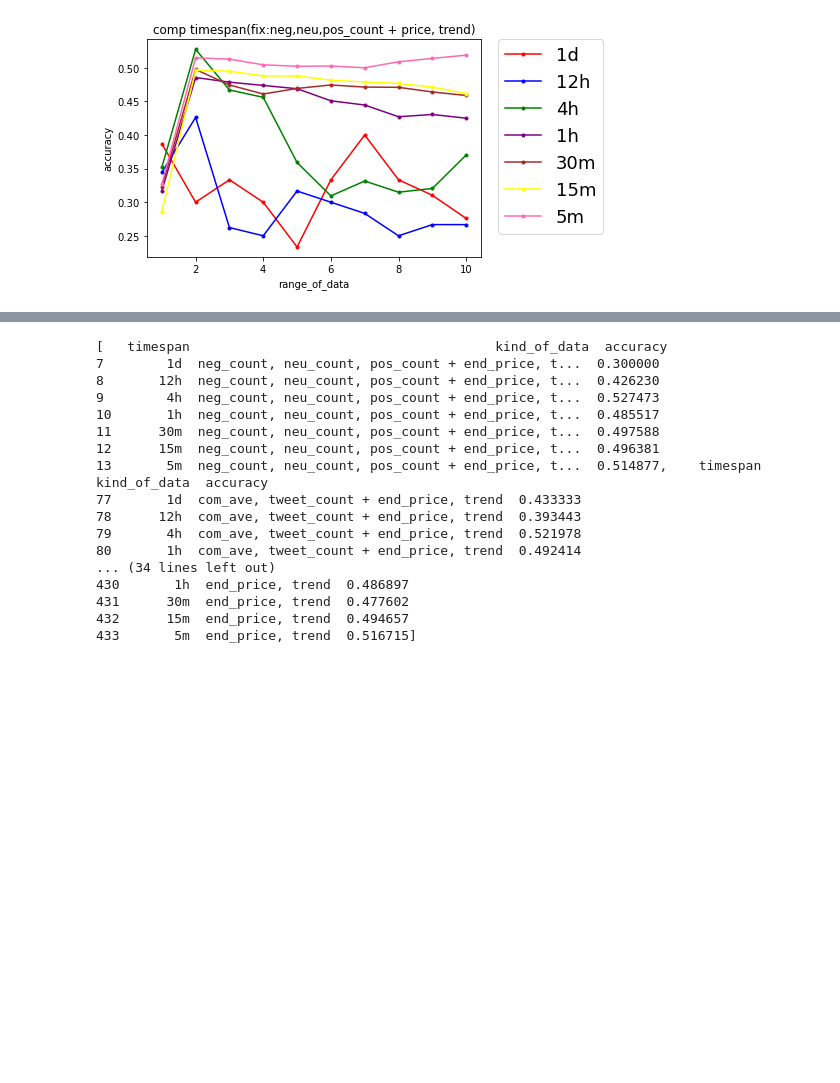
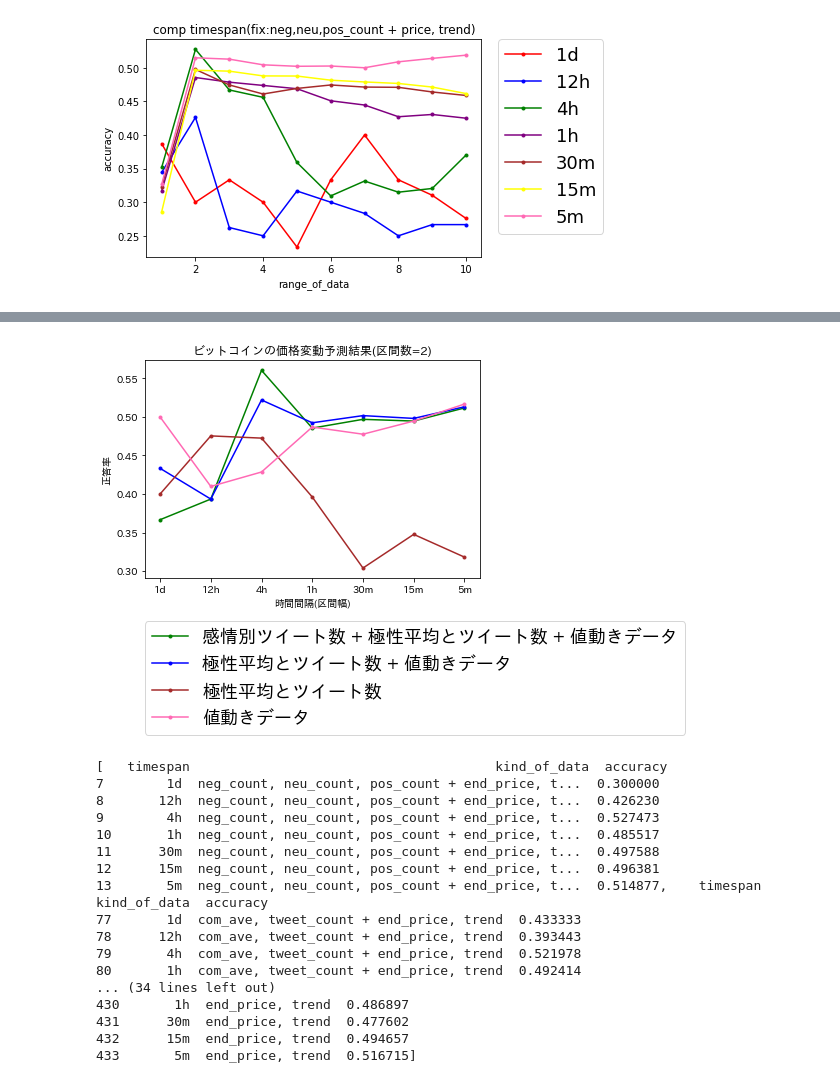
Before and after one commit to xxsolitto/t_s_c, a Jupyter notebook: svm2_result.ipynb, the cells around one changed output, grey strips where cells are left out. Saved outputs shown, nothing was run; the diff lists cells and outputs as text; code cells hidden in the pictures; blank space fills up the shorter version.

```diff
--- a/svm2_result.ipynb
+++ b/svm2_result.ipynb
@@ -170,3 +173,49 @@ plt.show()
+# %%
+# kind_of_dataの比較
+# 縦軸：accuracy, 横軸：timspan ,定数：data_tange
+# 縦軸：accuracy, 横軸：data_range ,定数：timespan
+df_list=[]
+klist = ['neg_count, neu_count, pos_count + end_price, trend',
+         'com_ave, tweet_count + end_price, trend',
+         'neg_count, neu_count, pos_count + com_ave, tweet_count + end_price, trend',
+         'neg_count, neu_count, pos_count',
+         'com_ave, tweet_count',
+         'neg_count, neu_count, pos_count + com_ave, tweet_count',
+         'end_price, trend']
+
+df = pd.read_csv('tweet-svm/svm2_log.csv',usecols=['timespan','kind_of_data','accuracy','range_of_data'])
+df = df.query('range_of_data == 2')
+df = df.drop(columns=['range_of_data'])
+for kind in klist:
+    df_list.append(df.groupby("kind_of_data").get_group(f'{kind}'))
+
+#1つ目の表示するデータを用意
+
+k=0
+x = df_list[k]['timespan']
+y2 = df_list[k+1]['accuracy']
+y3 = df_list[k+2]['accuracy']
+y5 = df_list[k+4]['accuracy']
+y7 = df_list[k+6]['accuracy']
+
+plt.plot(x, y3,label="感情別ツイート数 + 極性平均とツイート数 + 値動きデータ", color = 'green', marker = '.')
+plt.plot(x, y2,label="極性平均とツイート数 + 値動きデータ", color = 'blue', marker = '.')
+plt.plot(x, y5,label="極性平均とツイート数", color = 'brown', marker = '.')
+plt.plot(x, y7,label="値動きデータ", color = 'hotpink', marker = '.')
+
+plt.xlabel("時間間隔(区間幅)")
+plt.ylabel("正答率")
+plt.title("ビットコインの価格変動予測結果(区間数=2)")
+
+#下表示
+plt.legend(bbox_to_anchor=(0, -0.2), loc='upper left', borderaxespad=0, fontsize=18)
+#右表示
+#plt.legend(bbox_to_anchor=(1.05, 1), loc='upper left', borderaxespad=0, fontsize=18)
+
+#グラフ表示
+plt.show()
+# %% [output]
+[figure, added]
 # %%
 print(df_list)
 # %% [output]
```
Also changed, not shown: parts of 3 cells of this notebook, 9 other files.
